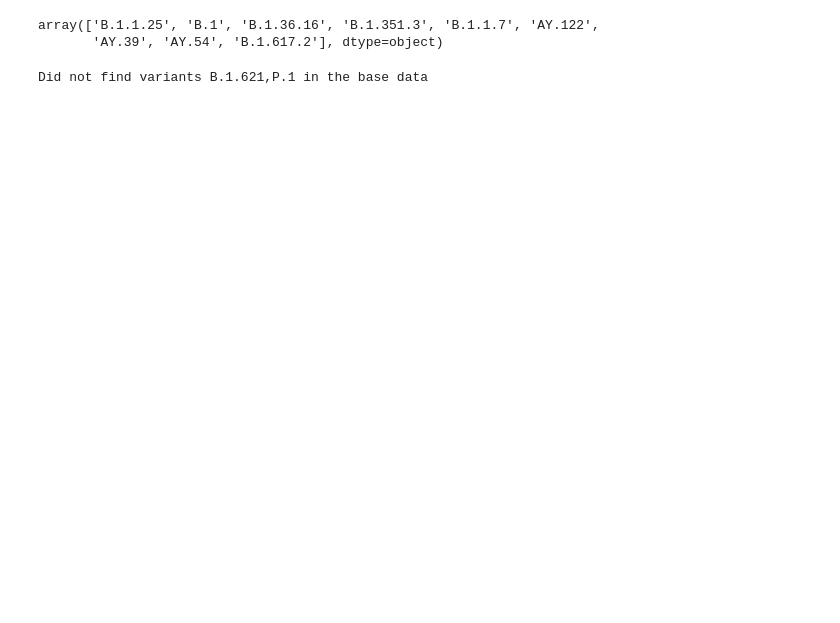
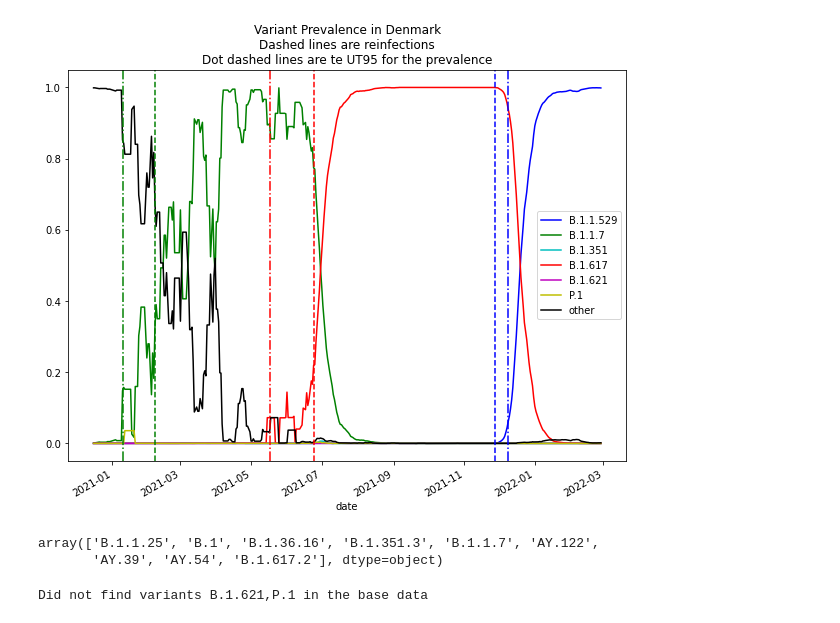
Before and after one commit to itsyosef/bionetworks, a Jupyter notebook: epihiper/notebooks/BangladeshVariantAnalysis.ipynb, the cells around one changed output. Drawn from its saved outputs; the diff is of its cells as text; code cells hidden in the pictures; blank space fills up the shorter version.

Commit message:
Added Denmark prevalence and reinfection plot as well as virginia vulnerability map by census tract.

```diff
--- a/epihiper/notebooks/BangladeshVariantAnalysis.ipynb
+++ b/epihiper/notebooks/BangladeshVariantAnalysis.ipynb
@@ -11,0 +24,12 @@ import matplotlib.colors as colors
+# %%
+def apply_rules(name, rules):
+    for orig, replacement in rules.items():
+        name = re.sub(orig, replacement, name)
+
+    return name
+
+"""Combined Lineages Params"""
+combined_rules = {"AY.*":"B.1.617", "B.1.617.*":"B.1.617", "42[79]":"42X", "\.[12]$":"", "BA.*":"B.1.1.529", "P":"P.1"}
+combined_names = ['B.1.1.529', 'B.1.1.7', 'B.1.617', "B.1.351", 'B.1.621', 'P.1']
+reinfection_colors = dict(zip(combined_names + ["other"], list('bgrcmyk')))
+reinfection_colors
@@ -12,3 +44,37 @@ import matplotlib.colors as colors
+# %%
+def get_prevalence_UT95(prevalence, variant = "B.1.1.529", genomic_budget=16, day_start=None):
+
+    prevalence = prevalence[[variant]]
+    complement = (1 - prevalence) ** genomic_budget
+    prevalence["cum_prob"] = 1 - complement.cumprod()
+    detection_date = prevalence[prevalence.cum_prob >= 0.95].index.min()
+
+    return detection_date
+# %%
+all_denmark = all_metadata[all_metadata.country == "Denmark"] #.groupby([""])
+all_denmark.data = pd.to_datetime(all_denmark.date)
+all_denmark_prevalence = all_denmark.value_counts(["date", "pango_lineage"]).reset_index().pivot(index="date", columns = "pango_lineage", values=0).fillna(0)
+all_denmark_prevalence.columns = [apply_rules(c, combined_rules) for c in all_denmark_prevalence.columns]
+all_denmark_prevalence["other"] = all_denmark_prevalence[[c for c in all_denmark_prevalence.columns if c not in combined_names]].sum(axis=1)
+all_denmark_prevalence = all_denmark_prevalence[combined_names + ["other"]]
+all_denmark_prevalence = all_denmark_prevalence.groupby(all_denmark_prevalence.columns, axis=1).sum()
+all_denmark_prevalence = (all_denmark_prevalence.T / all_denmark_prevalence.sum(axis=1)).T.rolling(7).mean()
+all_denmark_prevalence.index = pd.to_datetime(all_denmark_prevalence.index)
+# %%
+ut95_date = dict()
+for var in all_denmark_prevalence:
+    ut95_date[var] = get_prevalence_UT95(all_denmark_prevalence, var)
+# %%
+fig, ax = plt.subplots(figsize=(10,8))
+all_denmark_prevalence.loc["2020-12-15":].plot(ax=ax, color=[reinfection_colors[c] for c in all_denmark_prevalence.columns])
+for var, date in reinfection_firsts.items():
+    ax.axvline(pd.to_datetime(date), color = reinfection_colors[var], linestyle = "--")
+    ax.axvline(pd.to_datetime(ut95_date[var]), color = reinfection_colors[var], linestyle = "-.")
+
+ax.set_title("Variant Prevalence in Denmark\nDashed lines are reinfections\nDot dashed lines are te UT95 for the prevalence")
+plt.savefig("denmark_variant_prevalence_and_reinfections.png", facecolor="white", dpi=100)
+# %% [output]
+[figure, added]
 # %%
 def get_state_variants(state, data_orig, rolling=False, normalize=True):
 
```
Also changed, not shown: parts of 8 cells of this notebook.
